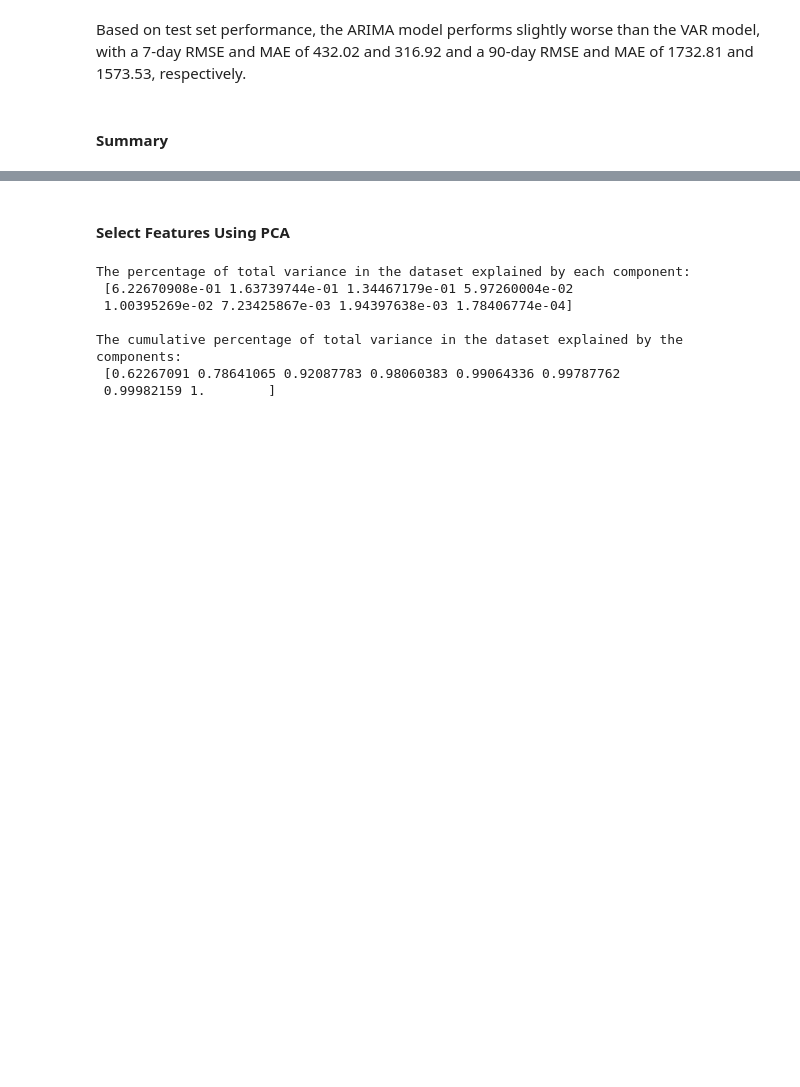
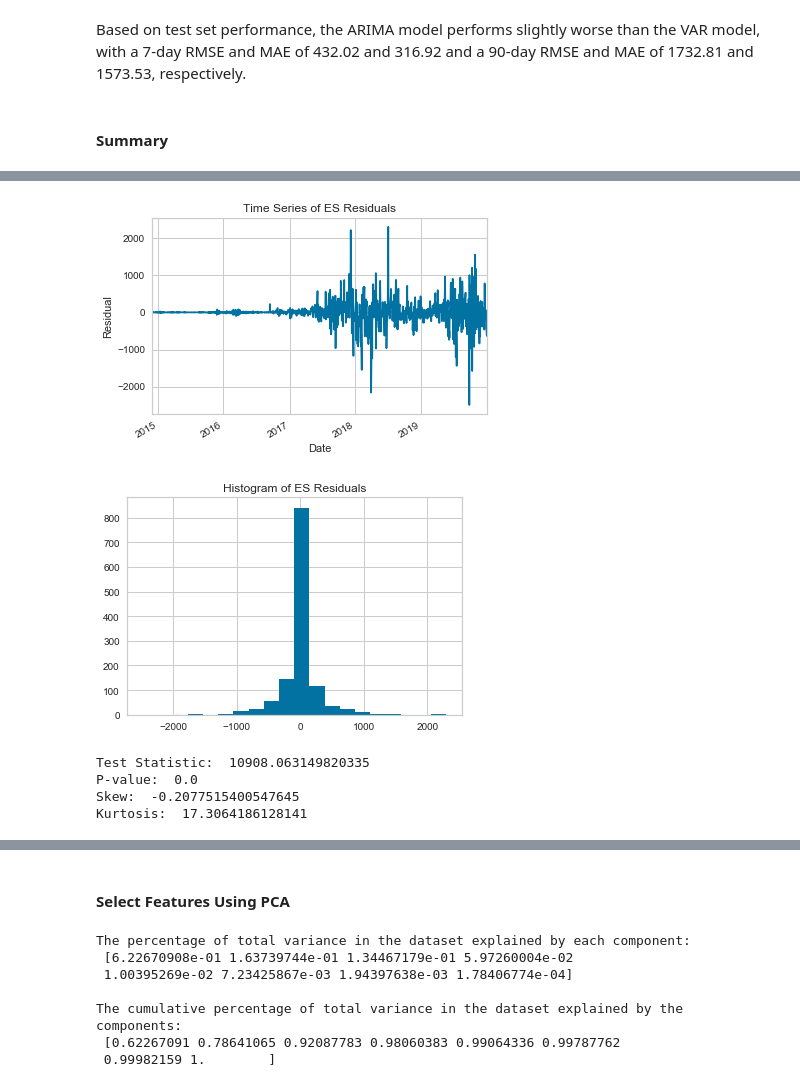
Before and after one commit to happyheppler/Thinkful-Module-38, a Jupyter notebook: module38_capstone.ipynb, the cells around one changed output, grey strips where cells are left out. Cells and saved outputs as stored; diff of their text form; code cells hidden in the pictures; blank space fills up the shorter version.

```diff
--- a/module38_capstone.ipynb
+++ b/module38_capstone.ipynb
@@ -1451,0 +1536,29 @@ As an aside, I will test the ability of a random forest regressor to predict bit
+# %%
+# Plot time series and histogram of residuals
+residuals = pd.DataFrame(model_fit.resid)
+residuals['date'] = final['date'][1:]
+
+residuals.plot(x='date', legend=False)
+plt.xlabel('Date')
+plt.ylabel('Residual')
+plt.title('Time Series of ES Residuals')
+
+residuals.hist(bins=20)
+plt.title('Histogram of ES Residuals')
+
+plt.show()
+# %% [output]
+[figure, added]
+[figure, added]
+# %%
+jb_results = jarque_bera(residuals[0])
+
+print('Test Statistic: ', jb_results[0])
+print('P-value: ', jb_results[1])
+print('Skew: ', jb_results[2])
+print('Kurtosis: ', jb_results[3])
+# %% [output]
+Test Statistic:  10908.063149820335
+P-value:  0.0
+Skew:  -0.2077515400547645
+Kurtosis:  17.3064186128141
```
Also changed, not shown: parts of 73 cells of this notebook.
